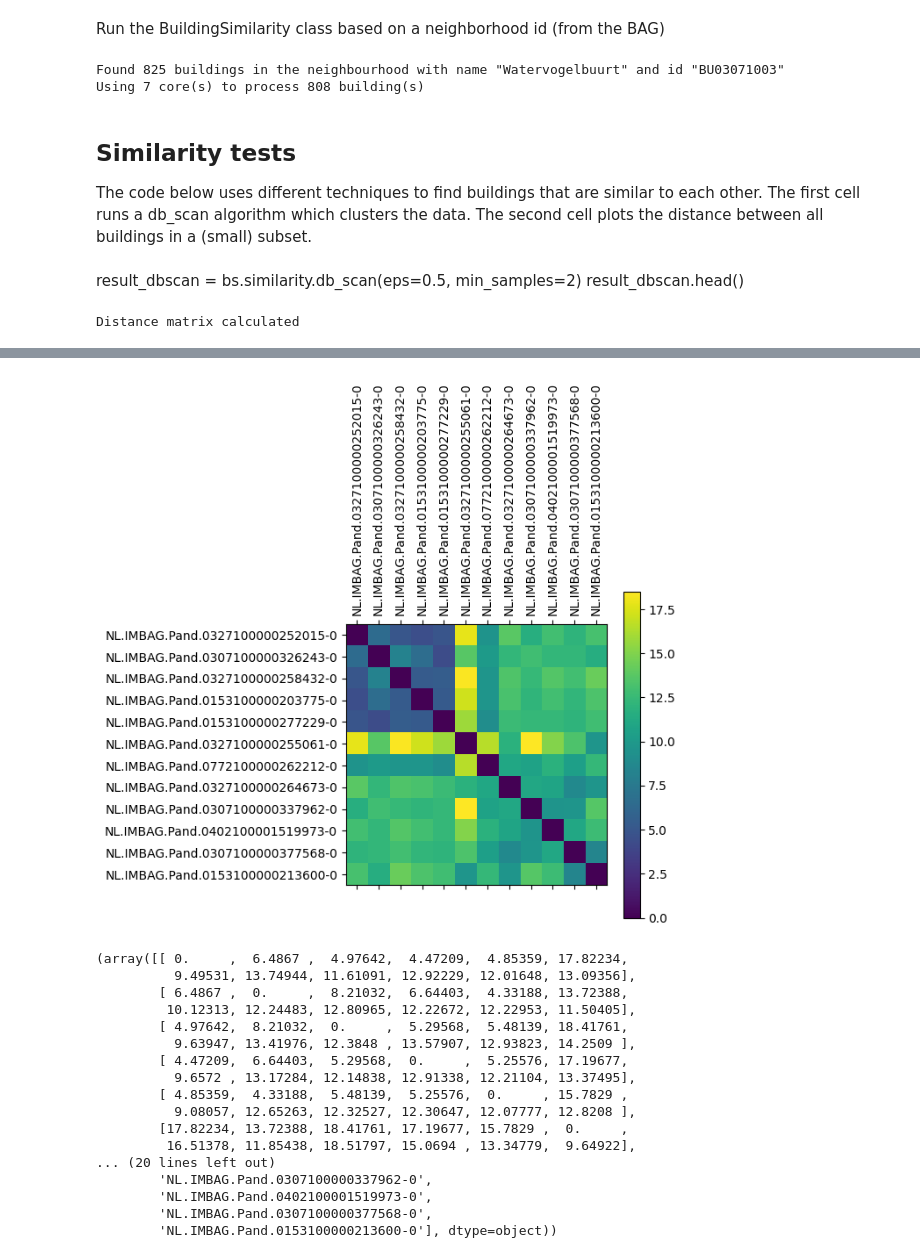
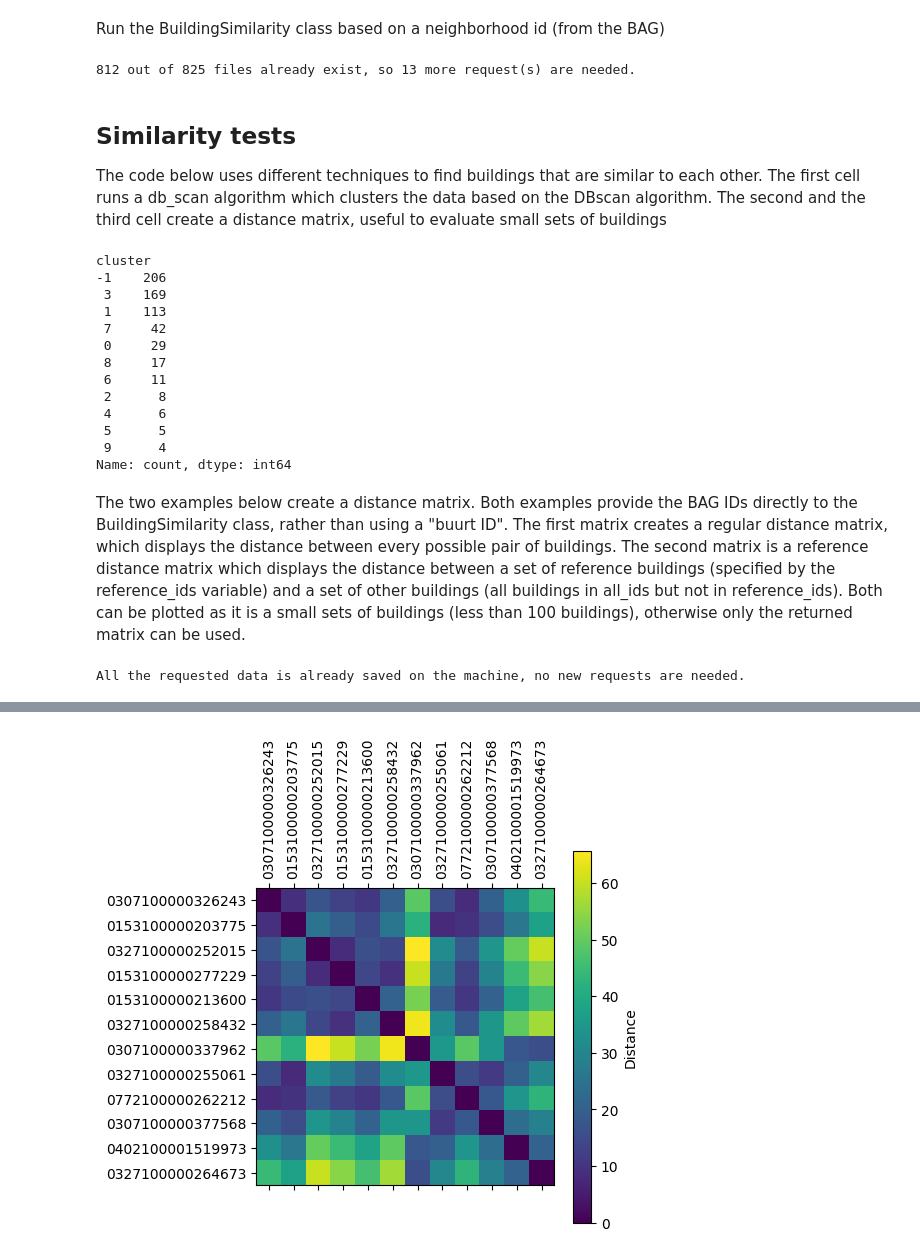
Before and after one commit to RetrofitEuropeGroup/BuildingSimilarityIndex, a Jupyter notebook: demo/demo.ipynb, the cells around one changed output, grey strips where cells are left out. Saved outputs shown, nothing was run; the diff lists cells and outputs as text; code cells hidden in the pictures.

```diff
--- a/demo/demo.ipynb
+++ b/demo/demo.ipynb
@@ -21,26 +21,53 @@ with open('column_weights_example.json', 'r') as f:
 # %% [markdown]
 Run the BuildingSimilarity class based on a neighborhood id (from the BAG)
 # %%
-
-
 bs = BuildingSimilarity(bag_data_folder='../data/cityjsons',
                         neighborhood_id="BU03071003",
-                        verbose=True,
+                        verbose=False,
                         column_weights=column_weights,
                         feature_space_file='../data/feature_space/fs_amersfoort.csv')
 
 bs.collection.collect_id_list()
 bs.processing.run()
 # %% [output]
-Found 825 buildings in the neighbourhood with name "Watervogelbuurt" and id "BU03071003"
-Using 7 core(s) to process 808 building(s)
+812 out of 825 files already exist, so 13 more request(s) are needed.
 # %% [markdown]
 ## Similarity tests
-The code below uses different techniques to find buildings that are similar to each other. The first cell runs a db_scan algorithm which clusters the data. The second cell plots the distance between all buildings in a (small) subset.
+The code below uses different techniques to find buildings that are similar to each other. The first cell runs a db_scan algorithm which clusters the data based on the DBscan algorithm. The second and the third cell create a distance matrix, useful to evaluate small sets of buildings
-# %% [markdown]
-result_dbscan = bs.similarity.db_scan(eps=0.5, min_samples=2)
-result_dbscan.head()
+# %%
+result_dbscan = bs.similarity.db_scan(eps=1, min_samples=4, na_mode='zero')
+result_dbscan.value_counts('cluster')
+# %% [output]
+cluster
+-1    206
+ 3    169
+ 1    113
+ 7     42
+ 0     29
+ 8     17
+ 6     11
+ 2      8
+ 4      6
+ 5      5
+ 9      4
+Name: count, dtype: int64
+# %% [markdown]
+The two examples below create a distance matrix. Both examples provide the BAG IDs directly to the BuildingSimilarity class, rather than using a "buurt ID". The first matrix creates a regular distance matrix, which displays the distance between every possible pair of buildings. The second matrix is a reference distance matrix which displays the distance between a set of reference buildings (specified by the reference_ids variable) and a set of other buildings (all buildings in all_ids but not in reference_ids). Both can be plotted as it is a small sets of buildings (less than 100 buildings), otherwise only the returned matrix can be used.
 # %%
-bs.similarity.distance_matrix_regular(dist_matrix_path='dist_matrix_test.csv', plot_matrix=True) # note that the output below is from an example with only 10 buildings, which makes it feasible to plot the buildings
+all_ids = ["0153100000203775", "0153100000277229", "0772100000262212",
+        "0153100000213600", "0327100000255061", "0327100000258432",
+        "0327100000252015", "0327100000264673", "0307100000377568",
+        "0307100000326243", "0307100000337962", "0402100001519973"]
+
+
+bs = BuildingSimilarity(bag_data_folder='../data/cityjsons',
+                        all_ids=all_ids,
+                        verbose=False,
+                        column_weights=column_weights,
+                        feature_space_file='../data/feature_space/fs_small.csv')
+
+bs.collection.collect_id_list()
+bs.processing.run()
+mirrored_matrix = bs.similarity.distance_matrix_regular(dist_matrix_path='../data/results/dist_matrix_test.csv', plot_matrix=True) # note that the output below is from an example with only 10 buildings, which makes it feasible to plot the buildings
 # %% [output]
-Distance matrix calculated
+All the requested data is already saved on the machine, no new requests are needed.
@@ -47,18 +76 @@ Distance matrix calculated
-[figure, old version]
+[figure, new version]
-(array([[ 0.     ,  6.4867 ,  4.97642,  4.47209,  4.85359, 17.82234,
-          9.49531, 13.74944, 11.61091, 12.92229, 12.01648, 13.09356],
-        [ 6.4867 ,  0.     ,  8.21032,  6.64403,  4.33188, 13.72388,
-         10.12313, 12.24483, 12.80965, 12.22672, 12.22953, 11.50405],
-        [ 4.97642,  8.21032,  0.     ,  5.29568,  5.48139, 18.41761,
-          9.63947, 13.41976, 12.3848 , 13.57907, 12.93823, 14.2509 ],
-        [ 4.47209,  6.64403,  5.29568,  0.     ,  5.25576, 17.19677,
-          9.6572 , 13.17284, 12.14838, 12.91338, 12.21104, 13.37495],
-        [ 4.85359,  4.33188,  5.48139,  5.25576,  0.     , 15.7829 ,
-          9.08057, 12.65263, 12.32527, 12.30647, 12.07777, 12.8208 ],
-        [17.82234, 13.72388, 18.41761, 17.19677, 15.7829 ,  0.     ,
-         16.51378, 11.85438, 18.51797, 15.0694 , 13.34779,  9.64922],
-... (20 lines left out)
-        'NL.IMBAG.Pand.0307100000337962-0',
-        'NL.IMBAG.Pand.0402100001519973-0',
-        'NL.IMBAG.Pand.0307100000377568-0',
-        'NL.IMBAG.Pand.0153100000213600-0'], dtype=object))
```
Also changed, not shown: parts of 5 cells of this notebook.
